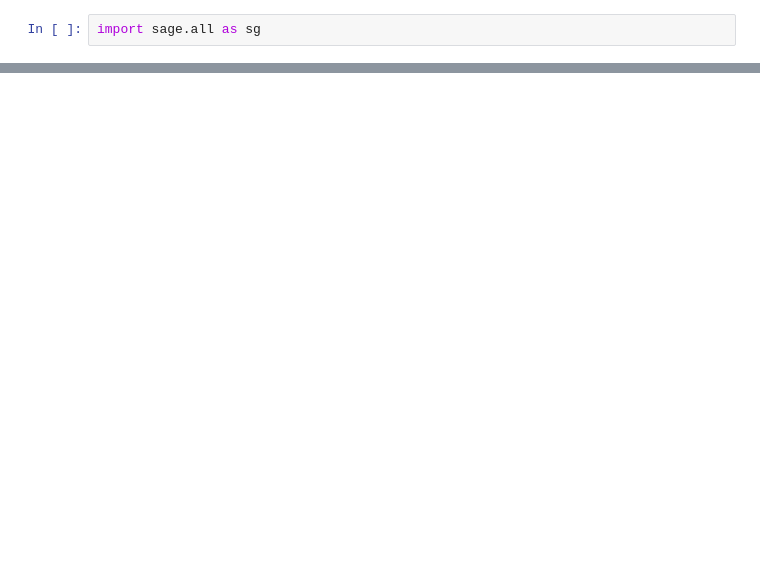
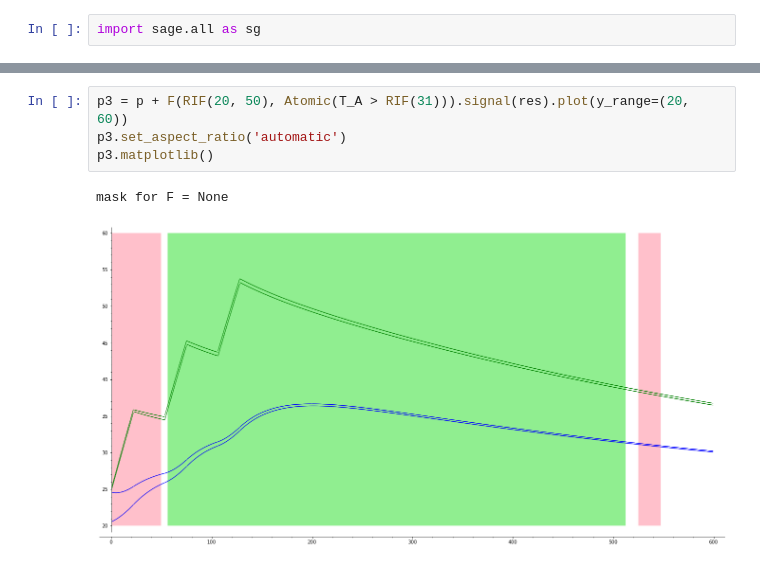
Before and after one commit to twright/example_digital-twin_incubator, a Jupyter notebook: software/notebooks/Self-Adaptation Test.ipynb, the cells around one changed output, grey strips where cells are left out. Cells and saved outputs as stored; diff of their text form; blank space fills up the shorter version.

```diff
--- a/software/notebooks/Self-Adaptation Test.ipynb
+++ b/software/notebooks/Self-Adaptation Test.ipynb
@@ -290,0 +405,7 @@ sum(
+# %%
+p3 = p + F(RIF(20, 50), Atomic(T_A > RIF(31))).signal(res).plot(y_range=(20, 60))
+p3.set_aspect_ratio('automatic')
+p3.matplotlib()
+# %% [output]
+mask for F = None
+[figure, added]
```
Also changed, not shown: parts of 13 cells of this notebook, 1 other file.
